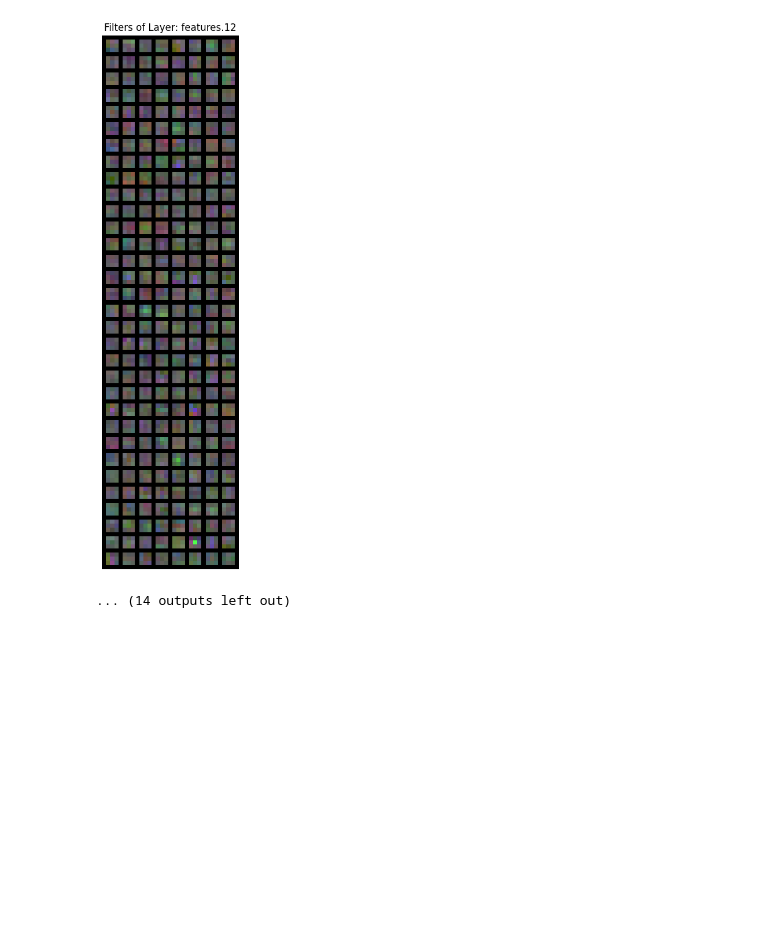
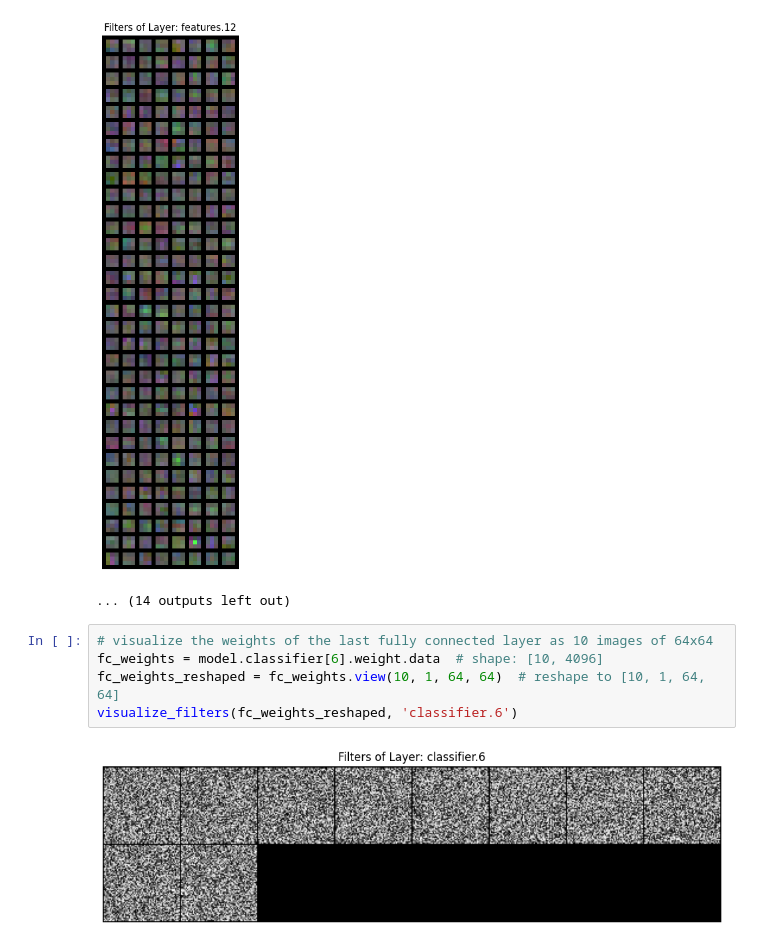
Before and after one commit to adityaswamii/deep-learning-for-cv, a Jupyter notebook: lectures/cifar10-cnn.ipynb, the cells around one changed output. Drawn from its saved outputs; the diff is of its cells as text; blank space fills up the shorter version.

```diff
--- a/lectures/cifar10-cnn.ipynb
+++ b/lectures/cifar10-cnn.ipynb
@@ -128,5 +152,12 @@ for name, module in model.named_modules():
  Conv Layer: features.12 | Shape: torch.Size([256, 256, 3, 3])
 [figure]
 ... (14 outputs left out)
+# %%
+# visualize the weights of the last fully connected layer as 10 images of 64x64
+fc_weights = model.classifier[6].weight.data  # shape: [10, 4096]
+fc_weights_reshaped = fc_weights.view(10, 1, 64, 64)  # reshape to [10, 1, 64, 64]
+visualize_filters(fc_weights_reshaped, 'classifier.6')
+# %% [output]
+[figure, added]
 # %%
 # resnet18
```
Also changed, not shown: parts of 19 cells of this notebook, 7 other files.
